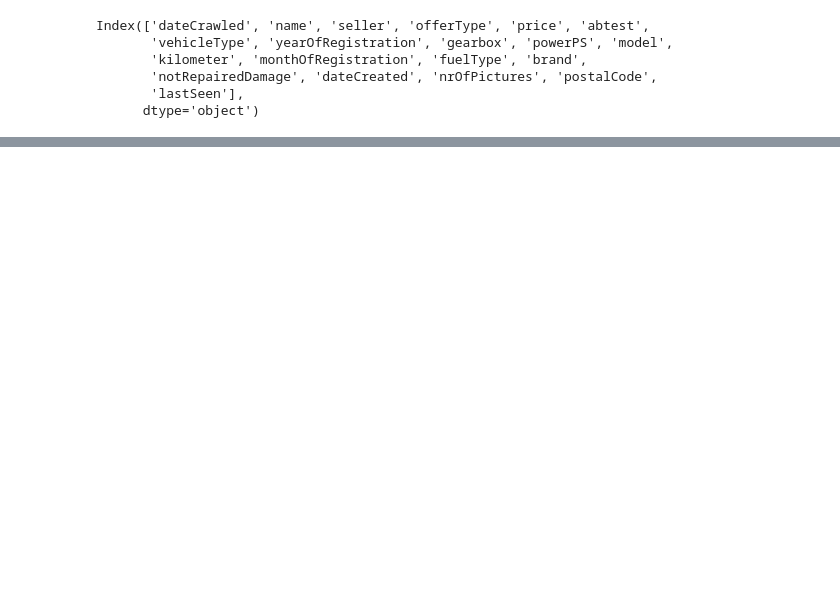
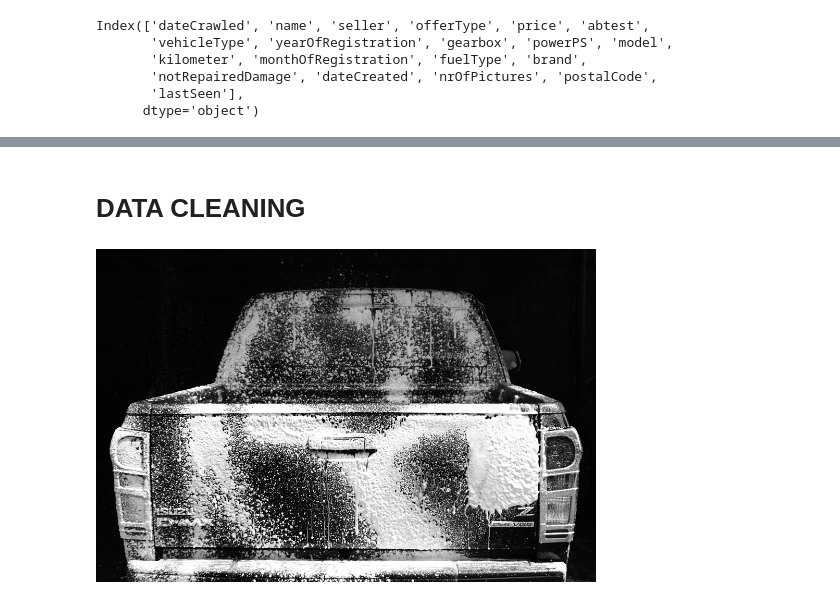
Before and after one commit to innawendell/Describing-Data-, a Jupyter notebook: Cars.ipynb, the cells around one changed output, grey strips where cells are left out. Drawn from its saved outputs; the diff is of its cells as text; code cells hidden in the pictures; blank space fills up the shorter version.

```diff
--- a/Cars.ipynb
+++ b/Cars.ipynb
@@ -48,0 +92,7 @@ Since we are approaching this data as potential buyers, we will only look at car
+# %% [markdown]
+# DATA CLEANING
+# %%
+path_one = 'C:\Inna\'s files\data\Cars\cleaning.jpg'
+Image(filename = path_one, width=500, height=100)
+# %% [output]
+[figure, added]
```
Also changed, not shown: parts of 91 cells of this notebook, 1 other file.
